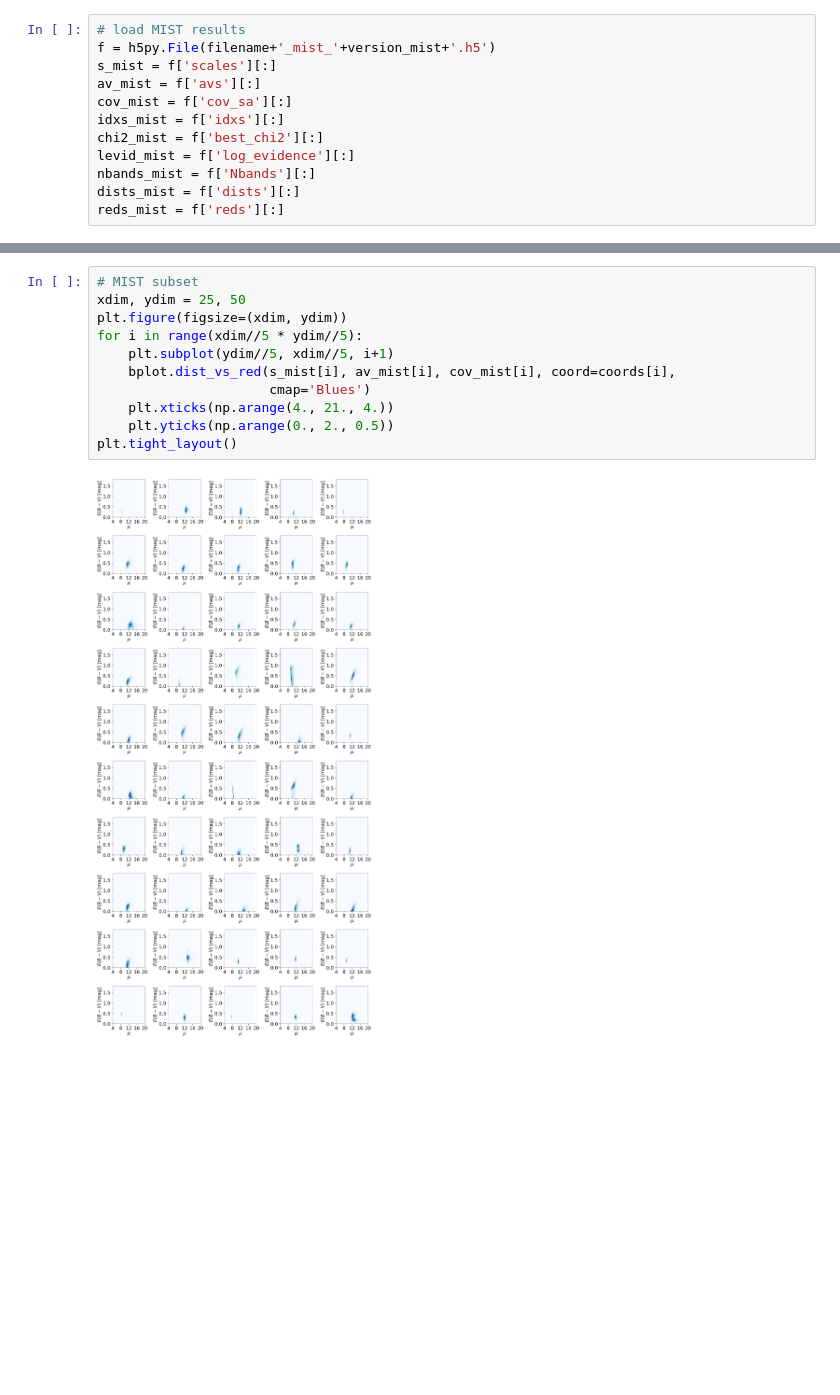
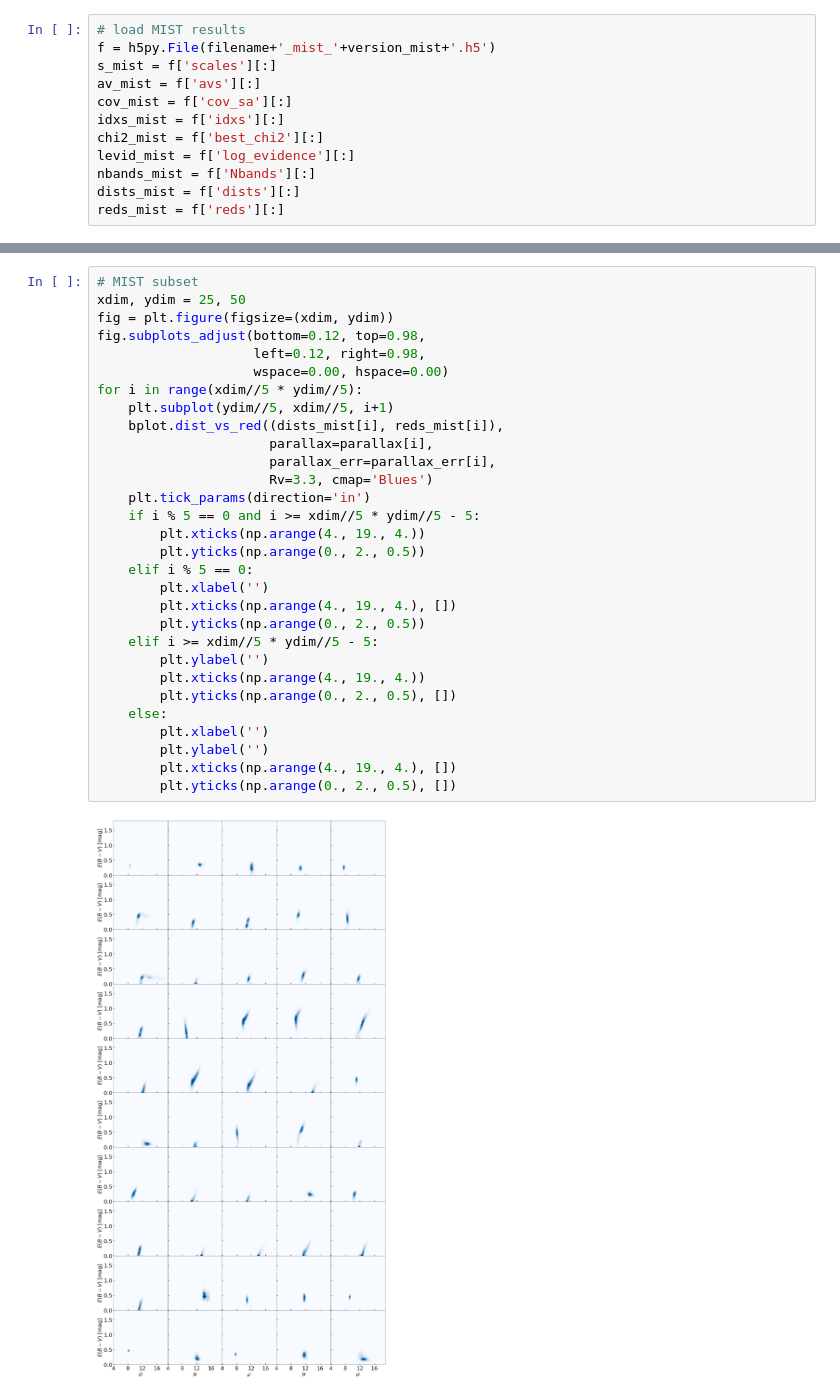
Before and after one commit to joshspeagle/brutus, a Jupyter notebook: demos/bayestar_comparison.ipynb, the cells around one changed output, grey strips where cells are left out. Cells and saved outputs as stored; diff of their text form; blank space fills up the shorter version.

```diff
--- a/demos/bayestar_comparison.ipynb
+++ b/demos/bayestar_comparison.ipynb
@@ -219,15 +238,34 @@ plt.tight_layout()
 # %%
 # MIST subset
 xdim, ydim = 25, 50
-plt.figure(figsize=(xdim, ydim))
+fig = plt.figure(figsize=(xdim, ydim))
+fig.subplots_adjust(bottom=0.12, top=0.98,
+                    left=0.12, right=0.98,
+                    wspace=0.00, hspace=0.00)
 for i in range(xdim//5 * ydim//5):
     plt.subplot(ydim//5, xdim//5, i+1)
-    bplot.dist_vs_red(s_mist[i], av_mist[i], cov_mist[i], coord=coords[i],
-                      cmap='Blues')
-    plt.xticks(np.arange(4., 21., 4.))
-    plt.yticks(np.arange(0., 2., 0.5))
-plt.tight_layout()
+    bplot.dist_vs_red((dists_mist[i], reds_mist[i]),
+                      parallax=parallax[i],
+                      parallax_err=parallax_err[i],
+                      Rv=3.3, cmap='Blues')
+    plt.tick_params(direction='in')
+    if i % 5 == 0 and i >= xdim//5 * ydim//5 - 5:
+        plt.xticks(np.arange(4., 19., 4.))
+        plt.yticks(np.arange(0., 2., 0.5))
+    elif i % 5 == 0:
+        plt.xlabel('')
+        plt.xticks(np.arange(4., 19., 4.), [])
+        plt.yticks(np.arange(0., 2., 0.5))
+    elif i >= xdim//5 * ydim//5 - 5:
+        plt.ylabel('')
+        plt.xticks(np.arange(4., 19., 4.))
+        plt.yticks(np.arange(0., 2., 0.5), [])
+    else:
+        plt.xlabel('')
+        plt.ylabel('')
+        plt.xticks(np.arange(4., 19., 4.), [])
+        plt.yticks(np.arange(0., 2., 0.5), [])
 # %% [output]
-[figure, old version]
+[figure, new version]
 # %%
 # generate binned CDFs (Bayestar)
```
Also changed, not shown: parts of 14 cells of this notebook, 4 other files.
